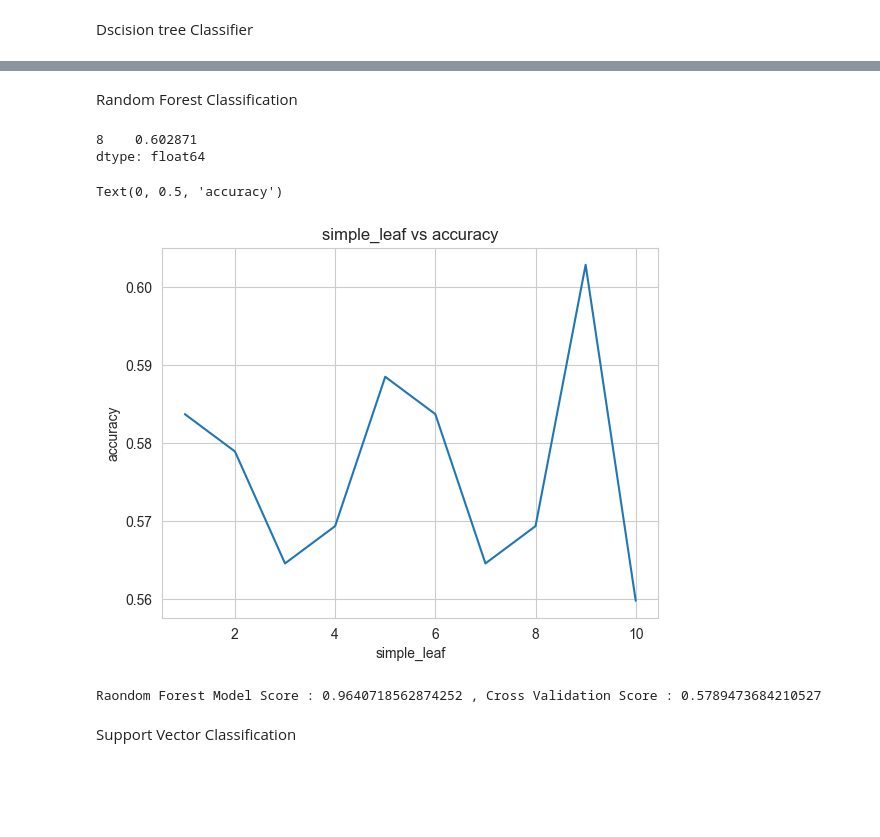
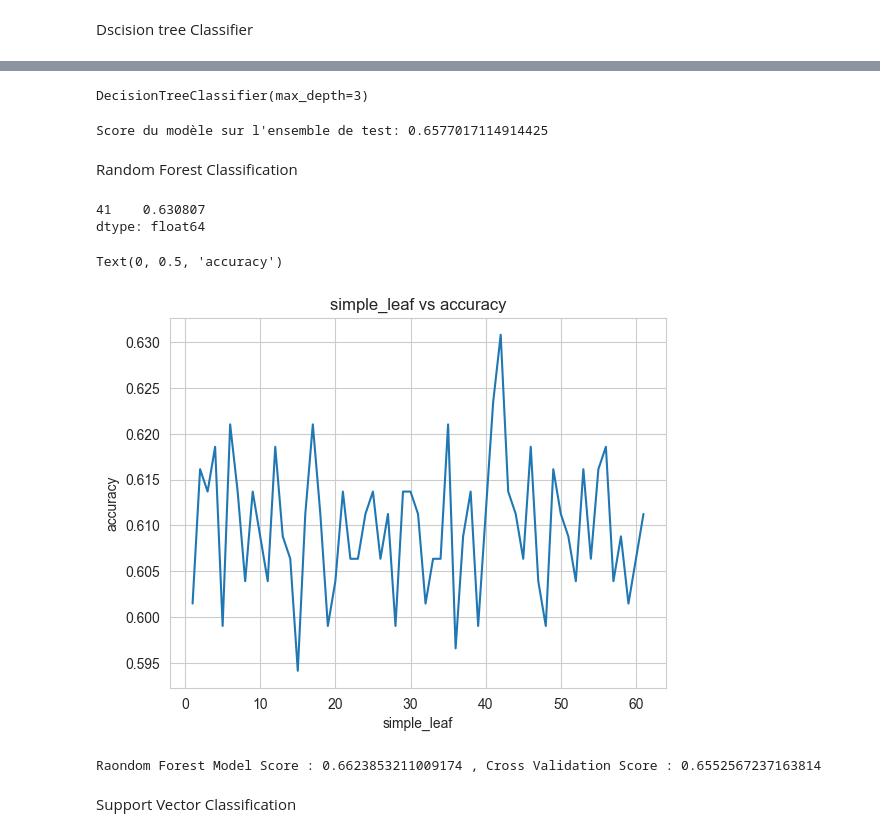
Before and after one commit to AyoubSamy/performance_student_analysis_project, a Jupyter notebook: notebook/notbook1.ipynb, the cells around one changed output, grey strips where cells are left out. Saved outputs shown, nothing was run; the diff lists cells and outputs as text; code cells hidden in the pictures; blank space fills up the shorter version.

```diff
--- a/notebook/notbook1.ipynb
+++ b/notebook/notbook1.ipynb
@@ -956,7 +985,7 @@ Dscision tree Classifier
 # %%
 # find the optimal # of minimum samples leaf
 msl=[]
-for i in range(1,11):
+for i in range(1,62):
     tree = DecisionTreeClassifier(min_samples_leaf=i)
     t= tree.fit(x_train, y_train)
     ts=t.score(x_test, y_test)
@@ -978,5 +1023,5 @@ Text(0, 0.5, 'accuracy')
 # %%
-tree = DecisionTreeClassifier(min_samples_leaf=7)
+tree = DecisionTreeClassifier(min_samples_leaf=34)
 t= tree.fit(x_train, y_train)
 print("Decisioin Tree Model Score" , ":" , t.score(x_train, y_train) , "," ,
       "Cross Validation Score" ,":" , t.score(x_test, y_test))
@@ -1012,0 +1060,12 @@ df_R_P.head(30)
+# %%
+param_dict = {
+"criterion":['gini','entropy'],
+"max_depth":range(1,10),
+"min_samples_split":range(1,10),
+"min_samples_leaf":range(1,5)
+}
+
+
+grid = GridSearchCV(tree,param_grid=param_dict,cv=10,verbose=1,n_jobs=-1)
+
+grid.fit(x_train,y_train)
@@ -1012,0 +1098,10 @@ df_R_P.head(30)
+# %%
+grid.best_estimator_
+# %% [output]
+DecisionTreeClassifier(max_depth=3)
+# %%
+final_model = grid.best_estimator_
+test_score = final_model.score(x_test, y_test)
+print("Score du modèle sur l'ensemble de test:", test_score)
+# %% [output]
+Score du modèle sur l'ensemble de test: 0.6577017114914425
@@ -1017,7 +1132,7 @@ Random Forest Classification
 from sklearn.ensemble import RandomForestClassifier
 
 ne=[]
-for i in range(1,11):
+for i in range(1,62):
     forest = RandomForestClassifier()
     f = forest.fit(x_train, y_train)
     fs = f.score(x_test, y_test)
@@ -1025,24 +1140,24 @@ for i in range(1,11):
 ne = pd.Series(ne)
 ne.where(ne==ne.max()).dropna()
 # %% [output]
-8    0.602871
+41    0.630807
 dtype: float64
 # %%
-sns.lineplot(x=range(1,11),y=ne)
+sns.lineplot(x=range(1,62),y=ne)
 plt.title("simple_leaf vs accuracy")
 plt.xlabel("simple_leaf")
 plt.ylabel("accuracy")
 # %% [output]
 Text(0, 0.5, 'accuracy')
-[figure, old version]
+[figure, new version]
 # %%
 # final model
-forest = RandomForestClassifier(n_estimators=36, min_samples_leaf=1)
+forest = RandomForestClassifier(n_estimators=36, min_samples_leaf=31)
 f = forest.fit(x_train, y_train)
 print("Raondom Forest Model Score" , ":" , f.score(x_train, y_train) , "," ,
       "Cross Validation Score" ,":" , f.score(x_test, y_test))
 # %% [output]
-Raondom Forest Model Score : 0.9640718562874252 , Cross Validation Score : 0.5789473684210527
+Raondom Forest Model Score : 0.6623853211009174 , Cross Validation Score : 0.6552567237163814
 # %% [markdown]
 Support Vector Classification
 # %%
```
Also changed, not shown: parts of 40 cells of this notebook, 5 other files.
